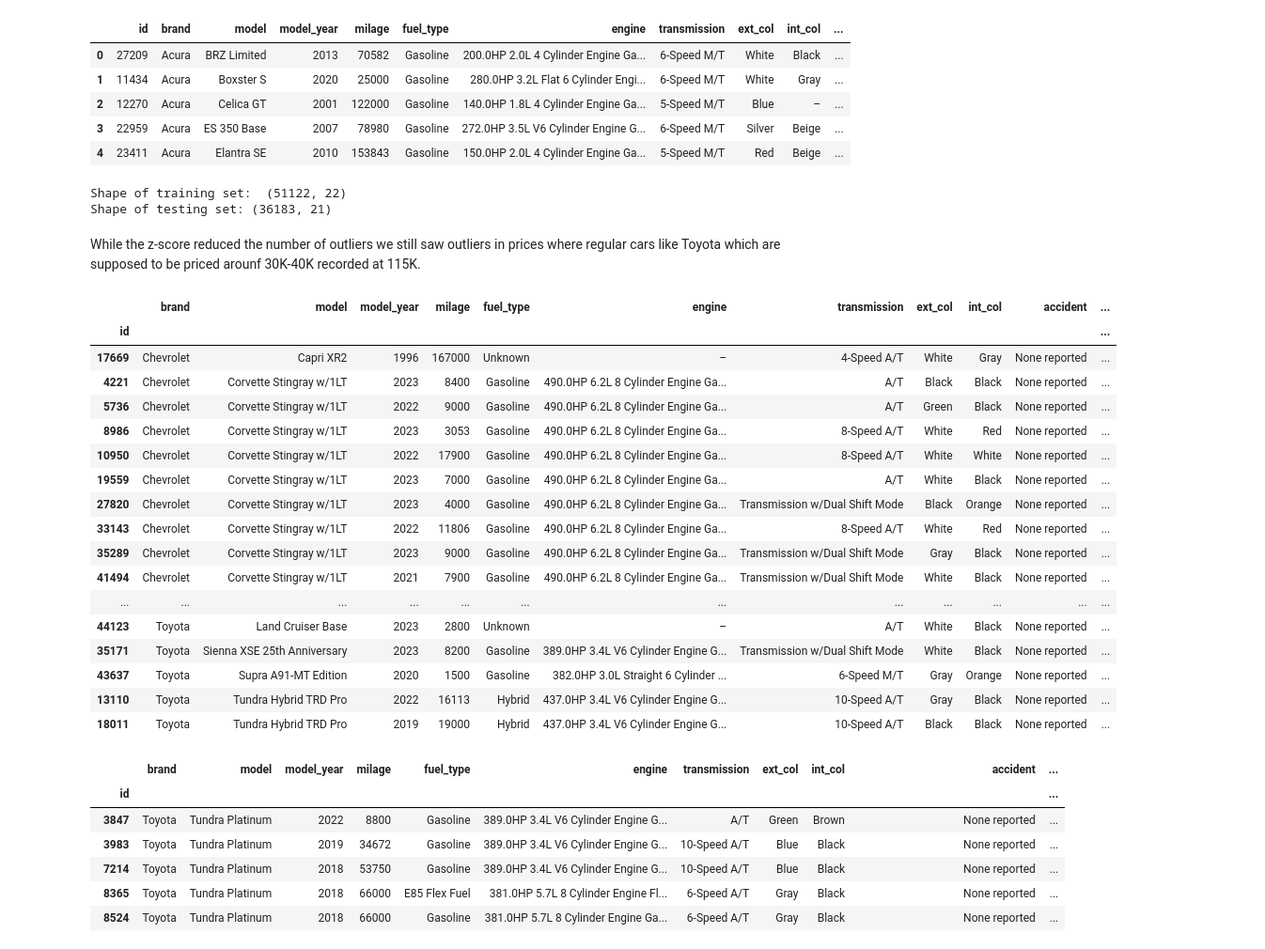
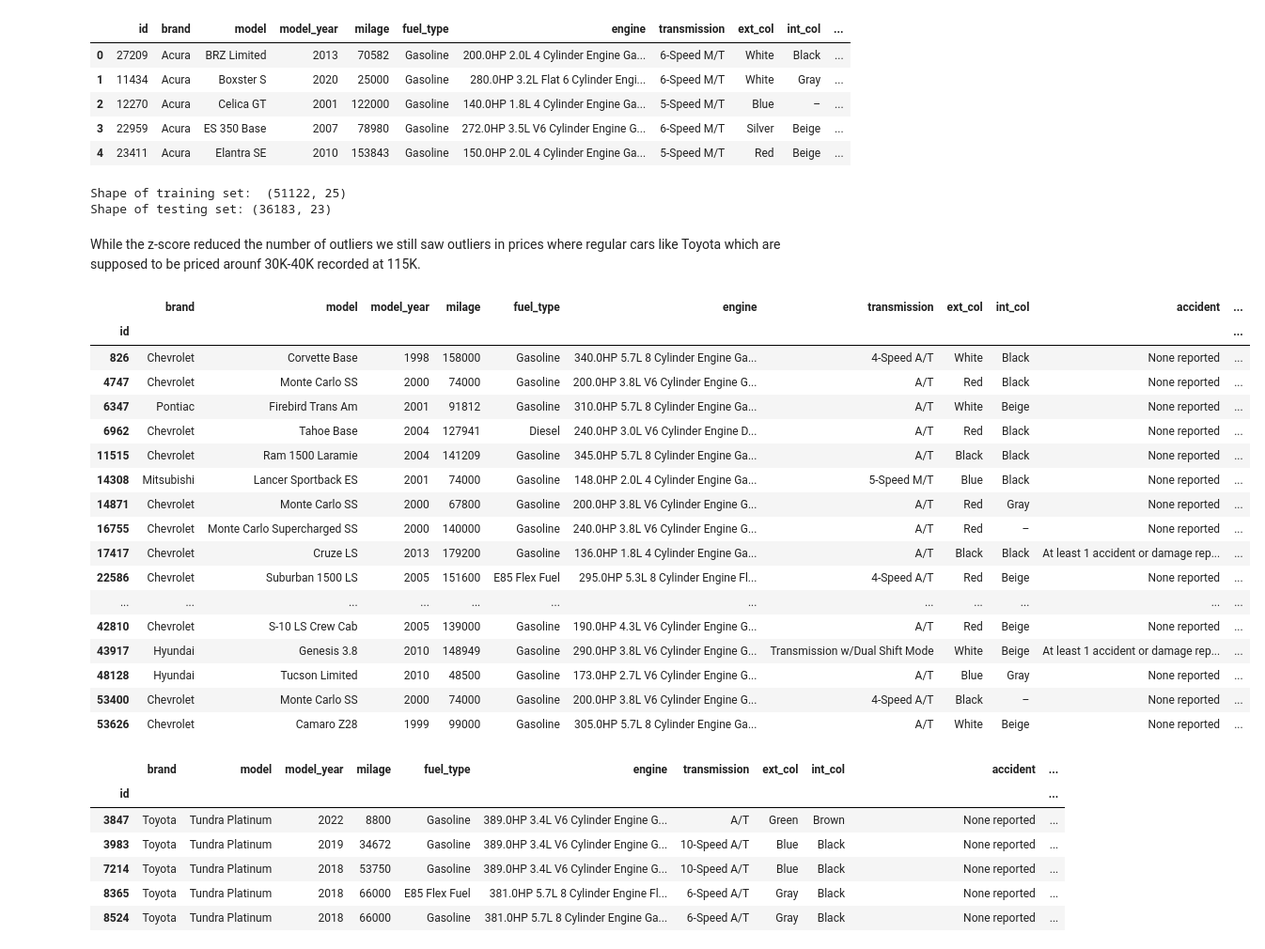
Before and after one commit to LeyliG/Projects, a Jupyter notebook: Data_Science/Used_Car_Price_Prediction/scripts/2.2.used_car_eda_base_outlier_model.ipynb, the cells around one changed output. Shown at 94% size. Cells and saved outputs as stored; diff of their text form; code cells hidden in the pictures.

```diff
--- a/Data_Science/Used_Car_Price_Prediction/scripts/2.2.used_car_eda_base_outlier_model.ipynb
+++ b/Data_Science/Used_Car_Price_Prediction/scripts/2.2.used_car_eda_base_outlier_model.ipynb
@@ -30,6 +38,8 @@ style = {'description_width': 'initial'}
 pd.set_option('display.max_colwidth', None) # do not truncate column values
 pd.set_option('display.max_rows', 200)      # max number of rows to display
 pd.set_option('display.max_columns', 300)   # max number of columns to display
+
+pd.options.display.float_format = '{:.2f}'.format
 # %%
 # Load the data
 df_train = pd.read_csv("../datasets/train_new.csv", index_col='id')
@@ -50,6 +60,11 @@ df_train.head()
 | 2 | Jaguar | XF Luxury | 2009 | 91491 | Gasoline | 300.0HP 4.2L 8 Cylinder Engine Ga... | 6-Speed A/T | Purple | Beige | None reported | ... |
 | 3 | BMW | X7 xDrive40i | 2022 | 2437 | Hybrid | 335.0HP 3.0L Straight 6 Cylinder ... | Transmission w/Dual Shift Mode | Gray | Brown | None reported | ... |
 | 4 | Pontiac | Firebird Base | 2001 | 111000 | Gasoline | 200.0HP 3.8L V6 Cylinder Engine G... | A/T | White | Black | None reported | ... |
+# %%
+# create a new variable price per mile
+df_train['price_per_mile'] = df_train['price'] / df_train['milage']
+
+#df_train.head()
 # %%
 # print out the size of the data set
 print("Shape of training set: ", df_train.shape)
@@ -71,8 +94,8 @@ from scipy.stats import zscore
 
 # Define a function to calculate IQR and filter outliers
 def remove_outliers_iqr(group):
-    Q1 = group['price'].quantile(0.25)
-    Q3 = group['price'].quantile(0.75)
+    Q1 = group['price'].quantile(0.20)
+    Q3 = group['price'].quantile(0.80)
     IQR = Q3 - Q1
     lower_bound = Q1 - 1.5 * IQR
     upper_bound = Q3 + 1.5 * IQR
@@ -109,33 +132,33 @@ df_train.head()
 print("Shape of training set: ", df_train.shape)
 print("Shape of testing set:", df_test.shape)
 # %% [output]
-Shape of training set:  (51122, 22)
-Shape of testing set: (36183, 21)
+Shape of training set:  (51122, 25)
+Shape of testing set: (36183, 23)
 # %% [markdown]
 While the z-score reduced the number of outliers we still saw outliers in prices where regular cars like Toyota which are supposed to be priced arounf 30K-40K recorded at 115K.
 # %%
 # review cars over 100K not in luxury category
-df_train[(df_train['price']> 100000) &
+df_train[(df_train['price'] < 3000) &
          (df_train['brand_category']== 1)  ]
 # %% [output]
 |  | brand | model | model_year | milage | fuel_type | engine | transmission | ext_col | int_col | accident | ... |
 | id |  |  |  |  |  |  |  |  |  |  | ... |
-| 17669 | Chevrolet | Capri XR2 | 1996 | 167000 | Unknown | – | 4-Speed A/T | White | Gray | None reported | ... |
-| 4221 | Chevrolet | Corvette Stingray w/1LT | 2023 | 8400 | Gasoline | 490.0HP 6.2L 8 Cylinder Engine Ga... | A/T | Black | Black | None reported | ... |
-| 5736 | Chevrolet | Corvette Stingray w/1LT | 2022 | 9000 | Gasoline | 490.0HP 6.2L 8 Cylinder Engine Ga... | A/T | Green | Black | None reported | ... |
-| 8986 | Chevrolet | Corvette Stingray w/1LT | 2023 | 3053 | Gasoline | 490.0HP 6.2L 8 Cylinder Engine Ga... | 8-Speed A/T | White | Red | None reported | ... |
-| 10950 | Chevrolet | Corvette Stingray w/1LT | 2022 | 17900 | Gasoline | 490.0HP 6.2L 8 Cylinder Engine Ga... | 8-Speed A/T | White | White | None reported | ... |
-| 19559 | Chevrolet | Corvette Stingray w/1LT | 2023 | 7000 | Gasoline | 490.0HP 6.2L 8 Cylinder Engine Ga... | A/T | White | Black | None reported | ... |
-| 27820 | Chevrolet | Corvette Stingray w/1LT | 2023 | 4000 | Gasoline | 490.0HP 6.2L 8 Cylinder Engine Ga... | Transmission w/Dual Shift Mode | Black | Orange | None reported | ... |
-| 33143 | Chevrolet | Corvette Stingray w/1LT | 2022 | 11806 | Gasoline | 490.0HP 6.2L 8 Cylinder Engine Ga... | 8-Speed A/T | White | Red | None reported | ... |
-| 35289 | Chevrolet | Corvette Stingray w/1LT | 2023 | 9000 | Gasoline | 490.0HP 6.2L 8 Cylinder Engine Ga... | Transmission w/Dual Shift Mode | Gray | Black | None reported | ... |
-| 41494 | Chevrolet | Corvette Stingray w/1LT | 2021 | 7900 | Gasoline | 490.0HP 6.2L 8 Cylinder Engine Ga... | Transmission w/Dual Shift Mode | White | Black | None reported | ... |
+| 826 | Chevrolet | Corvette Base | 1998 | 158000 | Gasoline | 340.0HP 5.7L 8 Cylinder Engine Ga... | 4-Speed A/T | White | Black | None reported | ... |
+| 4747 | Chevrolet | Monte Carlo SS | 2000 | 74000 | Gasoline | 200.0HP 3.8L V6 Cylinder Engine G... | A/T | Red | Black | None reported | ... |
+| 6347 | Pontiac | Firebird Trans Am | 2001 | 91812 | Gasoline | 310.0HP 5.7L 8 Cylinder Engine Ga... | A/T | White | Beige | None reported | ... |
+| 6962 | Chevrolet | Tahoe Base | 2004 | 127941 | Diesel | 240.0HP 3.0L V6 Cylinder Engine D... | A/T | Red | Black | None reported | ... |
+| 11515 | Chevrolet | Ram 1500 Laramie | 2004 | 141209 | Gasoline | 345.0HP 5.7L 8 Cylinder Engine Ga... | A/T | Black | Black | None reported | ... |
+| 14308 | Mitsubishi | Lancer Sportback ES | 2001 | 74000 | Gasoline | 148.0HP 2.0L 4 Cylinder Engine Ga... | 5-Speed M/T | Blue | Black | None reported | ... |
+| 14871 | Chevrolet | Monte Carlo SS | 2000 | 67800 | Gasoline | 200.0HP 3.8L V6 Cylinder Engine G... | A/T | Red | Gray | None reported | ... |
+| 16755 | Chevrolet | Monte Carlo Supercharged SS | 2000 | 140000 | Gasoline | 240.0HP 3.8L V6 Cylinder Engine G... | A/T | Red | – | None reported | ... |
+| 17417 | Chevrolet | Cruze LS | 2013 | 179200 | Gasoline | 136.0HP 1.8L 4 Cylinder Engine Ga... | A/T | Black | Black | At least 1 accident or damage rep... | ... |
+| 22586 | Chevrolet | Suburban 1500 LS | 2005 | 151600 | E85 Flex Fuel | 295.0HP 5.3L 8 Cylinder Engine Fl... | 4-Speed A/T | Red | Beige | None reported | ... |
 | ... | ... | ... | ... | ... | ... | ... | ... | ... | ... | ... | ... |
-| 44123 | Toyota | Land Cruiser Base | 2023 | 2800 | Unknown | – | A/T | White | Black | None reported | ... |
-| 35171 | Toyota | Sienna XSE 25th Anniversary | 2023 | 8200 | Gasoline | 389.0HP 3.4L V6 Cylinder Engine G... | Transmission w/Dual Shift Mode | White | Black | None reported | ... |
-| 43637 | Toyota | Supra A91-MT Edition | 2020 | 1500 | Gasoline | 382.0HP 3.0L Straight 6 Cylinder ... | 6-Speed M/T | Gray | Orange | None reported | ... |
-| 13110 | Toyota | Tundra Hybrid TRD Pro | 2022 | 16113 | Hybrid | 437.0HP 3.4L V6 Cylinder Engine G... | 10-Speed A/T | Gray | Black | None reported | ... |
-| 18011 | Toyota | Tundra Hybrid TRD Pro | 2019 | 19000 | Hybrid | 437.0HP 3.4L V6 Cylinder Engine G... | 10-Speed A/T | Black | Black | None reported | ... |
+| 42810 | Chevrolet | S-10 LS Crew Cab | 2005 | 139000 | Gasoline | 190.0HP 4.3L V6 Cylinder Engine G... | A/T | Red | Beige | None reported | ... |
+| 43917 | Hyundai | Genesis 3.8 | 2010 | 148949 | Gasoline | 290.0HP 3.8L V6 Cylinder Engine G... | Transmission w/Dual Shift Mode | White | Beige | At least 1 accident or damage rep... | ... |
+| 48128 | Hyundai | Tucson Limited | 2010 | 48500 | Gasoline | 173.0HP 2.7L V6 Cylinder Engine G... | A/T | Blue | Gray | None reported | ... |
+| 53400 | Chevrolet | Monte Carlo SS | 2000 | 74000 | Gasoline | 200.0HP 3.8L V6 Cylinder Engine G... | 4-Speed A/T | Black | – | None reported | ... |
+| 53626 | Chevrolet | Camaro Z28 | 1999 | 99000 | Gasoline | 305.0HP 5.7L 8 Cylinder Engine Ga... | A/T | White | Beige | None reported | ... |
 # %%
 df_train[(df_train['brand'] == "Toyota") &
          (df_train['model']== "Tundra Platinum")  ]
```
Also changed, not shown: parts of 13 cells of this notebook, 9 other files.
